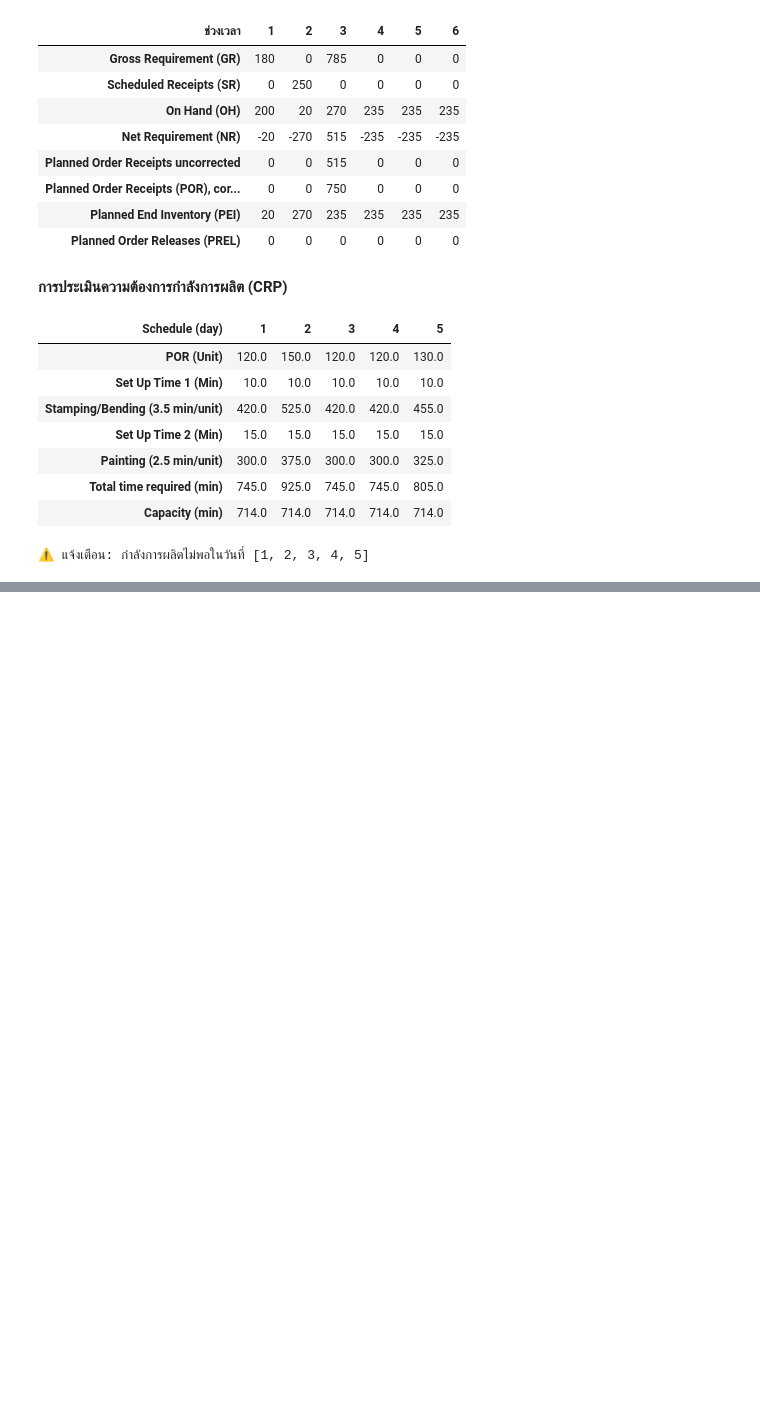
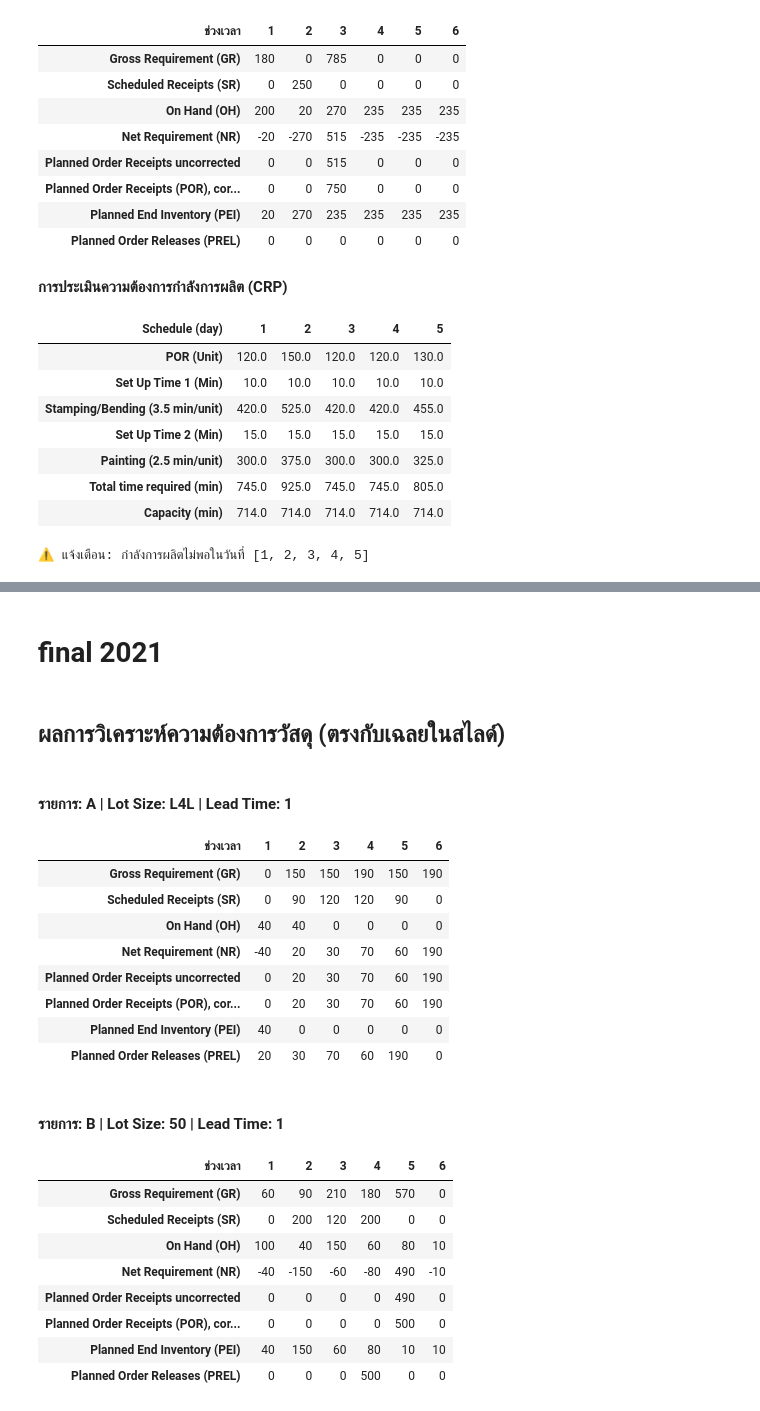
Before and after one commit to alicelouis47/Product_AMI, a Jupyter notebook: 6_Material_Requirement_Planning.ipynb, the cells around one changed output, grey strips where cells are left out. Drawn from its saved outputs; the diff is of its cells as text; code cells hidden in the pictures; blank space fills up the shorter version.

```diff
--- a/6_Material_Requirement_Planning.ipynb
+++ b/6_Material_Requirement_Planning.ipynb
@@ -278,0 +335,54 @@ run_crp_system(days, por_units, operations, capacity_per_day)
+# %% [markdown]
+# final 2021
+# %%
+# ---------------------------------------------------------
+# 3. กำหนดข้อมูลตัวอย่างที่ 6.1 (กรอกข้อมูลตรงนี้)
+# ---------------------------------------------------------
+periods = [1, 2, 3, 4, 5, 6]
+
+# แผนการผลิตหลักของผลิตภัณฑ์ A
+mps = {
+    'A': [0, 150, 150, 190, 150, 190]
+}
+
+# โครงสร้างผลิตภัณฑ์
+bom = {
+    'A': {'B': 3,}
+}
+
+# ข้อมูล Item Master (ตารางที่ 6.2)
+item_master = {
+    'A': {'OH': 40,  'SR': [0, 90, 120, 120, 90, 0],   'LotSize': 'L4L', 'LT': 1},
+    'B': {'OH': 100, 'SR': [0, 200, 120, 200, 0, 0],   'LotSize': 50,   'LT': 1},
+
+}
+
+# ลำดับการรัน Parent -> Child
+process_order = ['A', 'B']
+
+# ---------------------------------------------------------
+# 4. เรียกใช้การทำงาน
+# ---------------------------------------------------------
+run_mrp_system_slide_logic(periods, mps, bom, item_master, process_order)
+# %% [output]
+ผลการวิเคราะห์ความต้องการวัสดุ (ตรงกับเฉลยในสไลด์)
+รายการ: A | Lot Size: L4L | Lead Time: 1
+| ช่วงเวลา | 1 | 2 | 3 | 4 | 5 | 6 |
+| Gross Requirement (GR) | 0 | 150 | 150 | 190 | 150 | 190 |
+| Scheduled Receipts (SR) | 0 | 90 | 120 | 120 | 90 | 0 |
+| On Hand (OH) | 40 | 40 | 0 | 0 | 0 | 0 |
+| Net Requirement (NR) | -40 | 20 | 30 | 70 | 60 | 190 |
+| Planned Order Receipts uncorrected | 0 | 20 | 30 | 70 | 60 | 190 |
+| Planned Order Receipts (POR), cor... | 0 | 20 | 30 | 70 | 60 | 190 |
+| Planned End Inventory (PEI) | 40 | 0 | 0 | 0 | 0 | 0 |
+| Planned Order Releases (PREL) | 20 | 30 | 70 | 60 | 190 | 0 |
+รายการ: B | Lot Size: 50 | Lead Time: 1
+| ช่วงเวลา | 1 | 2 | 3 | 4 | 5 | 6 |
+| Gross Requirement (GR) | 60 | 90 | 210 | 180 | 570 | 0 |
+| Scheduled Receipts (SR) | 0 | 200 | 120 | 200 | 0 | 0 |
+| On Hand (OH) | 100 | 40 | 150 | 60 | 80 | 10 |
+| Net Requirement (NR) | -40 | -150 | -60 | -80 | 490 | -10 |
+| Planned Order Receipts uncorrected | 0 | 0 | 0 | 0 | 490 | 0 |
+| Planned Order Receipts (POR), cor... | 0 | 0 | 0 | 0 | 500 | 0 |
+| Planned End Inventory (PEI) | 40 | 150 | 60 | 80 | 10 | 10 |
+| Planned Order Releases (PREL) | 0 | 0 | 0 | 500 | 0 | 0 |
```
Also changed, not shown: parts of 3 cells of this notebook, 8 other files.
